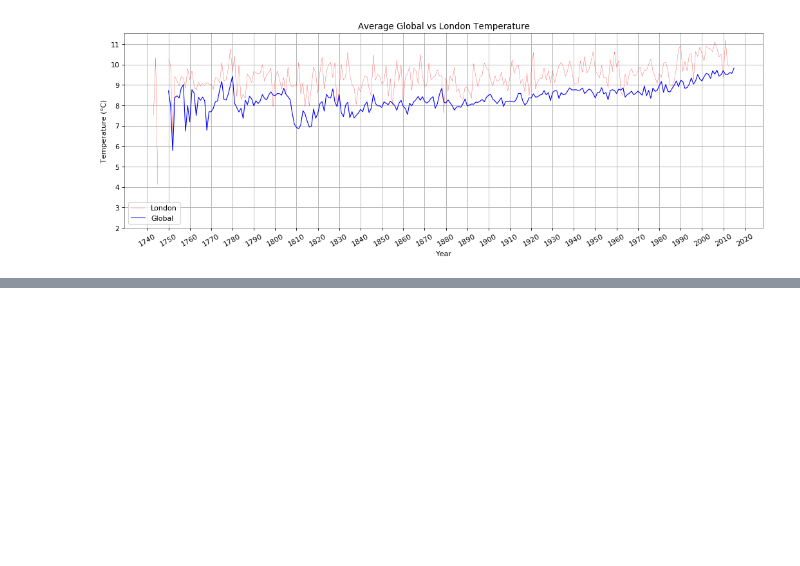
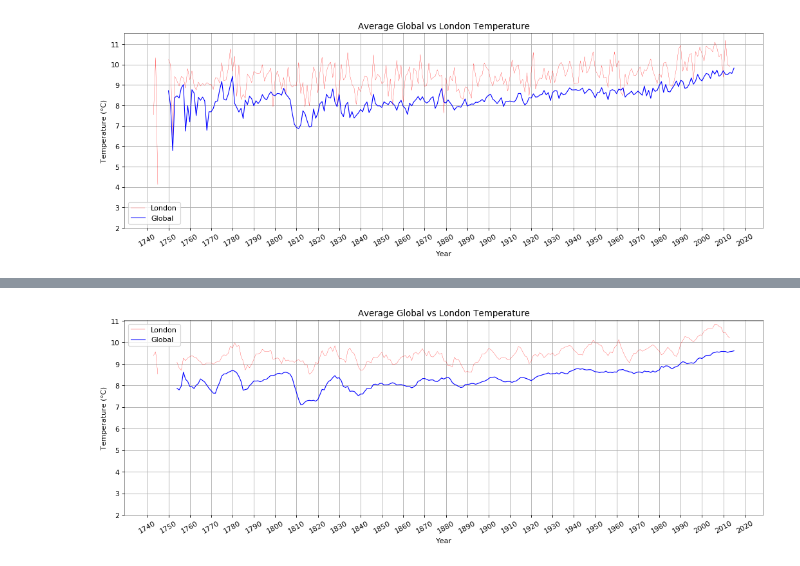
Before and after one commit to salcekosma/DAND, a Jupyter notebook: Explore Weather Trends/Project 1 - Exploring Weather Trends.ipynb, the cells around one changed output, grey strips where cells are left out. Drawn from its saved outputs; the diff is of its cells as text; code cells hidden in the pictures; blank space fills up the shorter version.

Commit message:
Improved graph by adding moving average

```diff
--- a/Explore Weather Trends/Project 1 - Exploring Weather Trends.ipynb
+++ b/Explore Weather Trends/Project 1 - Exploring Weather Trends.ipynb
@@ -110,0 +113,3 @@ plt.show()
+# %%
+global_temp['moving_average'] = global_temp['avg_temp'].rolling(window=5).mean()
+global_temp.head()
@@ -110,0 +123,4 @@ plt.show()
+# %%
+city_temp['moving_average'] = city_temp['avg_temp'].rolling(window=5).mean()
+my_city = city_temp.loc[(city_temp['city'] == 'London') & (city_temp['country'] == 'United Kingdom')]
+my_city.head()
@@ -110,0 +134,26 @@ plt.show()
+# %%
+#Draw plot
+plt.figure(figsize=(16,5), dpi= 80)
+a = plt.plot( 'year', 'moving_average', data=my_city, marker='', color='red', linewidth=0.25, label='London')
+b = plt.plot( 'year', 'moving_average', data=global_temp, marker='', color='blue', linewidth=1, label='Global')
+
+#Improve plotting area
+plt.title('Average Global vs London Temperature')
+plt.ylabel('Temperature (°C)')
+plt.xlabel('Year')
+
+plt.yticks(np.arange(2, 12, step=1))
+plt.xticks(np.arange(1740, 2025, step=10), rotation=30)
+pylab.legend()
+plt.grid(True)
+
+
+
+#Improve borders
+plt.gca().spines["top"].set_alpha(0.5)
+plt.gca().spines["bottom"].set_alpha(0.5)
+plt.gca().spines["right"].set_alpha(0.5)
+plt.gca().spines["left"].set_alpha(0.5)
+plt.show()
+# %% [output]
+[figure, added]
```
Also changed, not shown: parts of 3 cells of this notebook.
